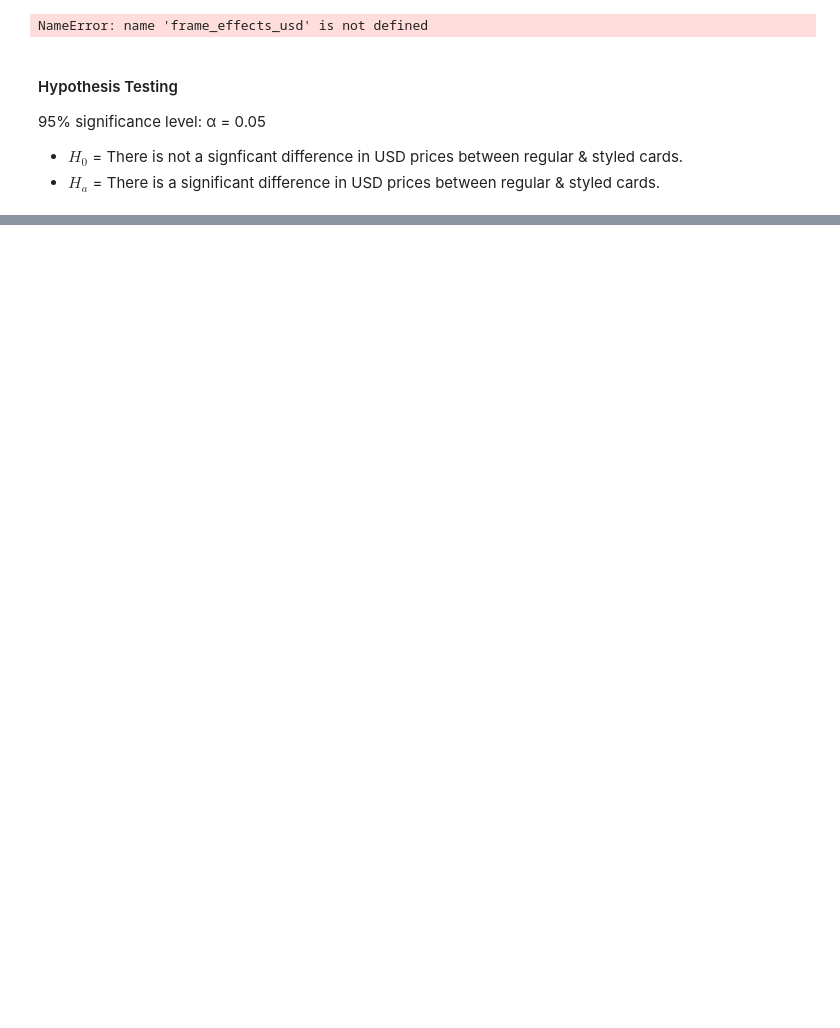
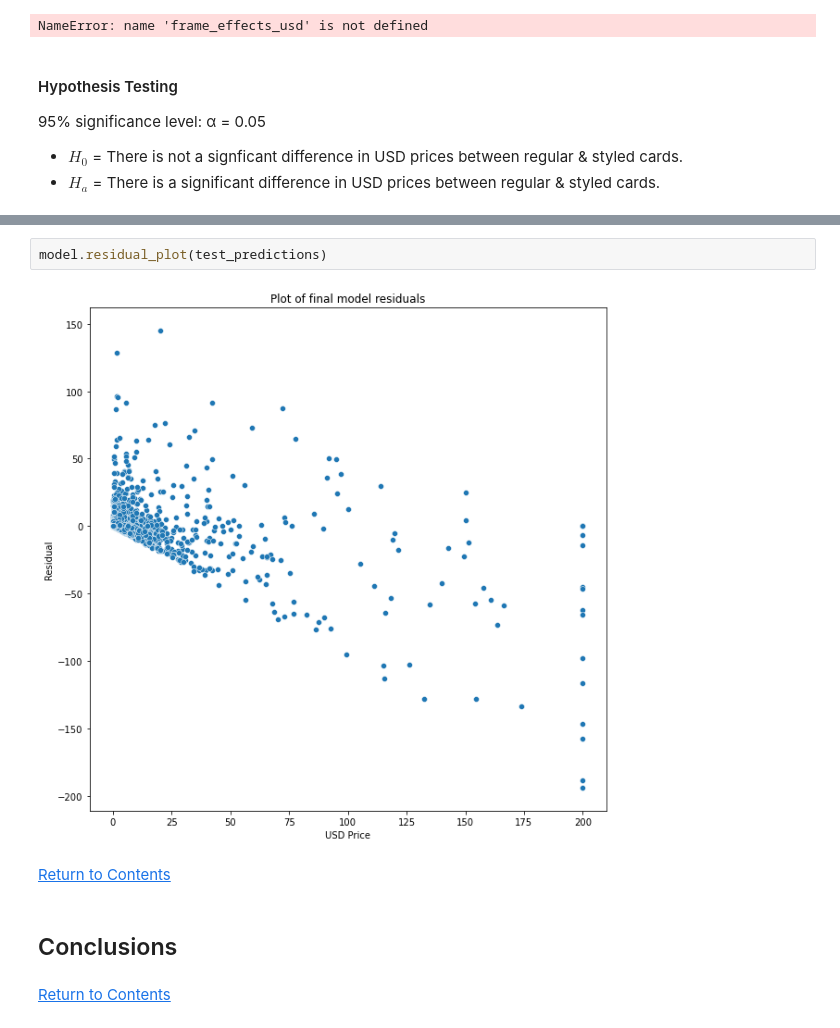
Before and after one commit to Jemison-DavidJasonStephenVasiliy/MTG-Project, a Jupyter notebook: final_report_outline.ipynb, the cells around one changed output, grey strips where cells are left out. Saved outputs shown, nothing was run; the diff lists cells and outputs as text; blank space fills up the shorter version.

```diff
--- a/final_report_outline.ipynb
+++ b/final_report_outline.ipynb
@@ -621,0 +749,10 @@ explore.q3_hypothesis_test(train)
+# %%
+model.residual_plot(test_predictions)
+# %% [output]
+[figure, added]
+# %% [markdown]
+<a href='#contents'>Return to Contents</a>
+# %% [markdown]
+## Conclusions <a name='conclusions'></a>
+# %% [markdown]
+<a href='#contents'>Return to Contents</a>
```
Also changed, not shown: parts of 76 cells of this notebook, 5 other files.
